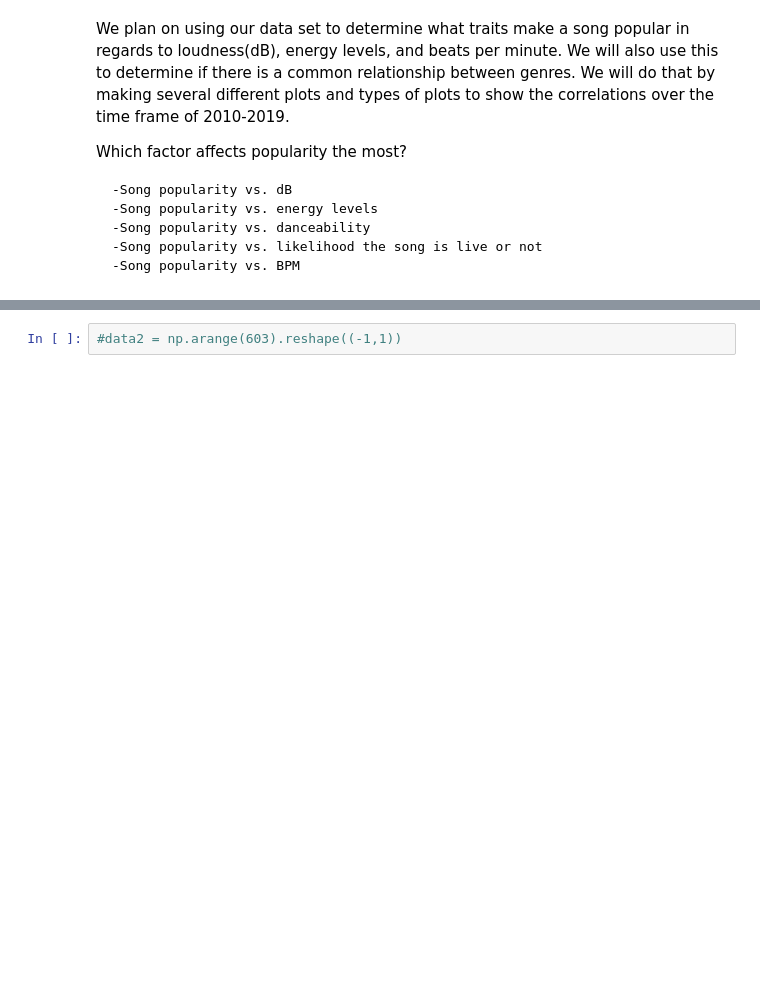
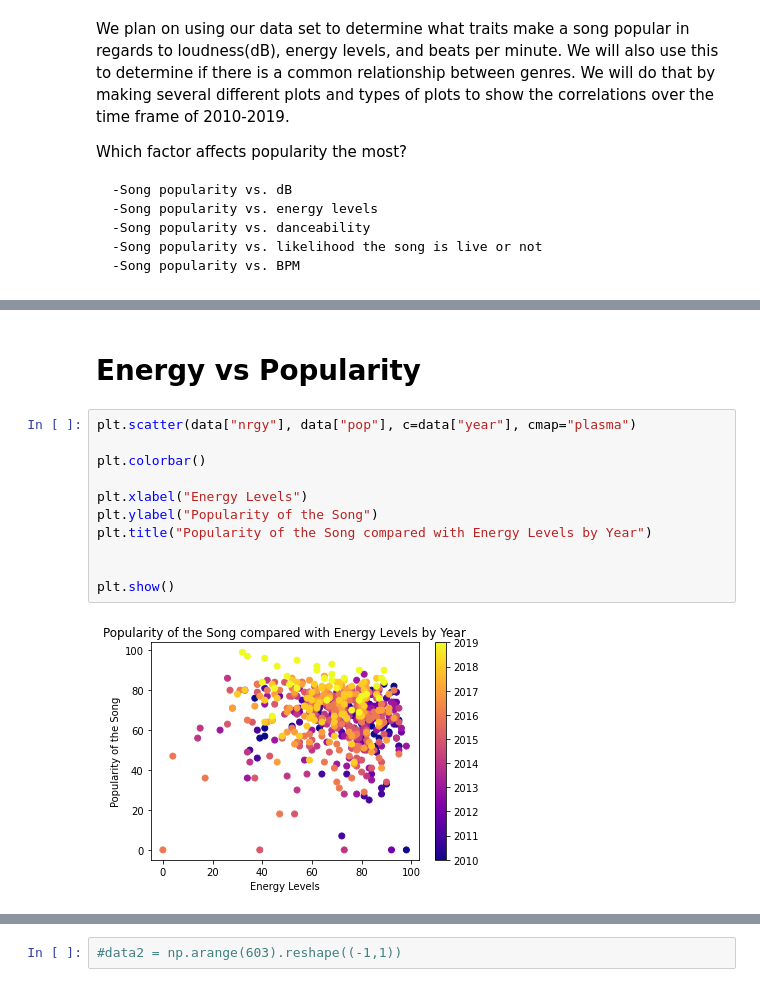
Before and after one commit to bisho121/music_project, a Jupyter notebook: Music_Classification.ipynb, the cells around one changed output, grey strips where cells are left out. Drawn from its saved outputs; the diff is of its cells as text; blank space fills up the shorter version.

```diff
--- a/Music_Classification.ipynb
+++ b/Music_Classification.ipynb
@@ -80,0 +99,15 @@ data.drop(["Unnamed: 0"], axis = 1)
+# %% [markdown]
+# Energy vs Popularity
+# %%
+plt.scatter(data["nrgy"], data["pop"], c=data["year"], cmap="plasma")
+
+plt.colorbar()
+
+plt.xlabel("Energy Levels")
+plt.ylabel("Popularity of the Song")
+plt.title("Popularity of the Song compared with Energy Levels by Year")
+
+
+plt.show()
+# %% [output]
+[figure, added]
```
Also changed, not shown: parts of 25 cells of this notebook.
